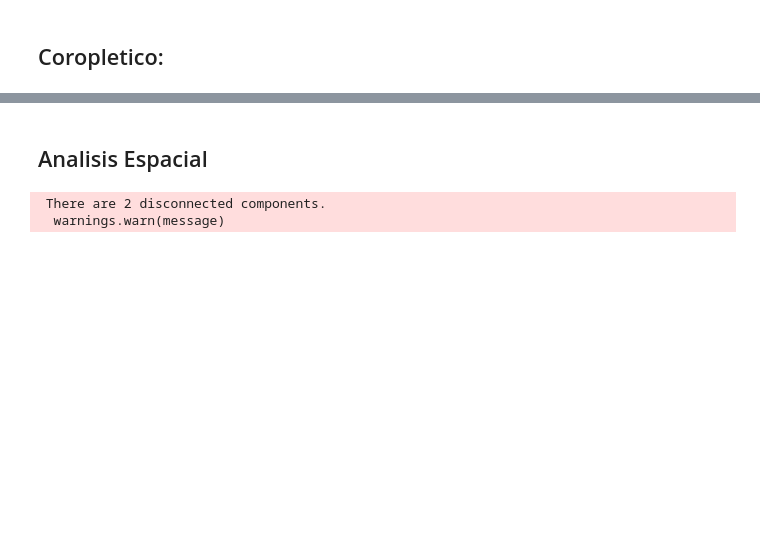
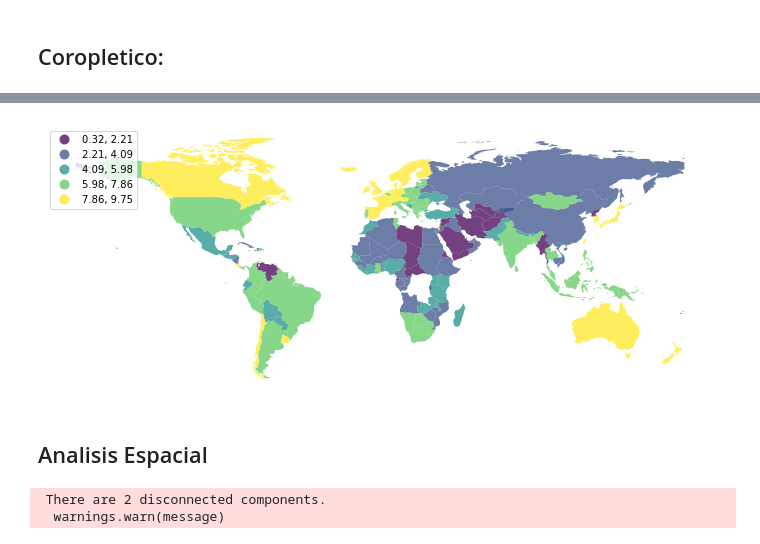
Before and after one commit to chorrillos/spatial, a Jupyter notebook: spatialUV_BV.ipynb, the cells around one changed output, grey strips where cells are left out. Cells and saved outputs as stored; diff of their text form; code cells hidden in the pictures; blank space fills up the shorter version.

```diff
--- a/spatialUV_BV.ipynb
+++ b/spatialUV_BV.ipynb
@@ -66,3 +79,21 @@ ax.set_axis_off()
+# %%
+import matplotlib.pyplot as plt  # Graphics
+f, ax = plt.subplots(1, figsize=(12, 12))
+WorldDemo.plot(column='2021',
+        cmap='viridis',
+        scheme='equal_interval',
+        k=5,
+        edgecolor='white',
+        linewidth=0.,
+        alpha=0.75,
+        legend=True,
+        legend_kwds=dict(loc=2),
+        ax=ax
+       )
+
+ax.set_axis_off()
+# %% [output]
+[figure, added]
 # %% [markdown]
 ## Analisis Espacial
 # %%
```
Also changed, not shown: parts of 20 cells of this notebook, 2 other files.
